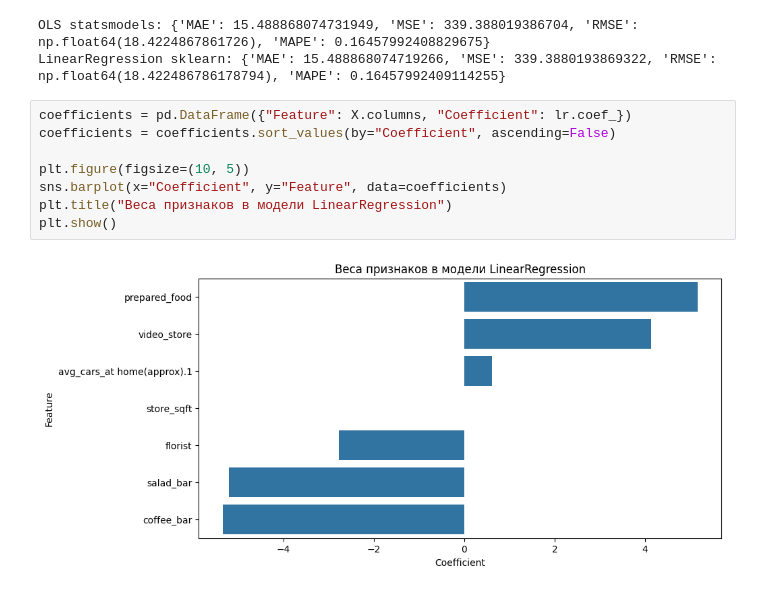
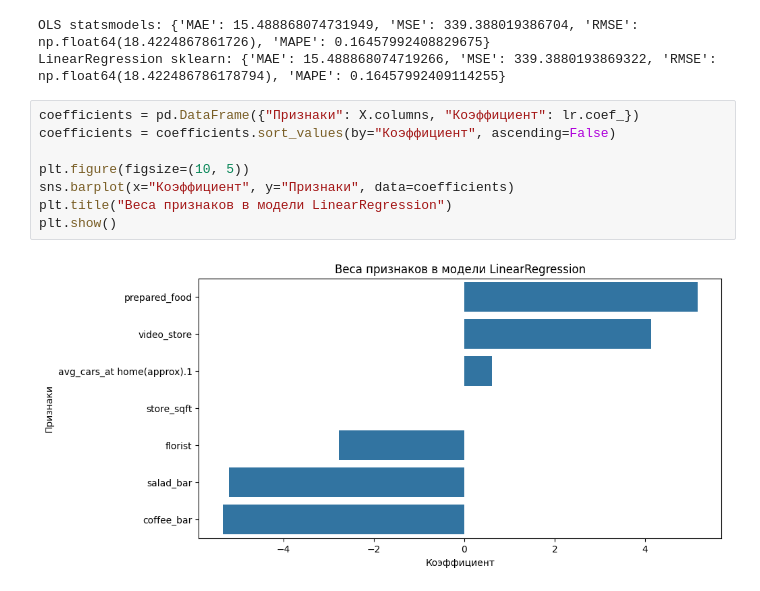
Before and after one commit to MALeyman/MAKSIM, a Jupyter notebook: ML/Linear_Regression/linear_regression.ipynb, the cells around one changed output. Drawn from its saved outputs; the diff is of its cells as text.

```diff
--- a/ML/Linear_Regression/linear_regression.ipynb
+++ b/ML/Linear_Regression/linear_regression.ipynb
@@ -352,12 +352,12 @@ print("LinearRegression sklearn:", lr_metrics)
 OLS statsmodels: {'MAE': 15.488868074731949, 'MSE': 339.388019386704, 'RMSE': np.float64(18.4224867861726), 'MAPE': 0.16457992408829675}
 LinearRegression sklearn: {'MAE': 15.488868074719266, 'MSE': 339.3880193869322, 'RMSE': np.float64(18.422486786178794), 'MAPE': 0.16457992409114255}
 # %%
-coefficients = pd.DataFrame({"Feature": X.columns, "Coefficient": lr.coef_})
-coefficients = coefficients.sort_values(by="Coefficient", ascending=False)
+coefficients = pd.DataFrame({"Признаки": X.columns, "Коэффициент": lr.coef_})
+coefficients = coefficients.sort_values(by="Коэффициент", ascending=False)
 
 plt.figure(figsize=(10, 5))
-sns.barplot(x="Coefficient", y="Feature", data=coefficients)
+sns.barplot(x="Коэффициент", y="Признаки", data=coefficients)
 plt.title("Веса признаков в модели LinearRegression")
 plt.show()
 # %% [output]
-[figure, old version]
+[figure, new version]
```
Also changed, not shown: parts of 3 cells of this notebook.
